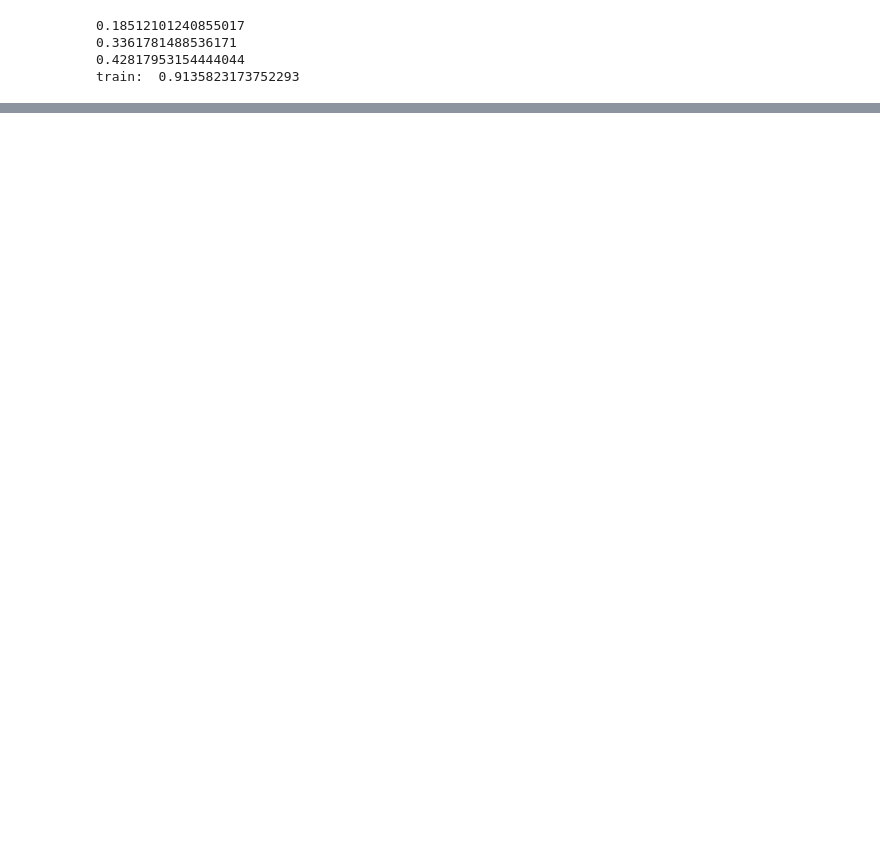
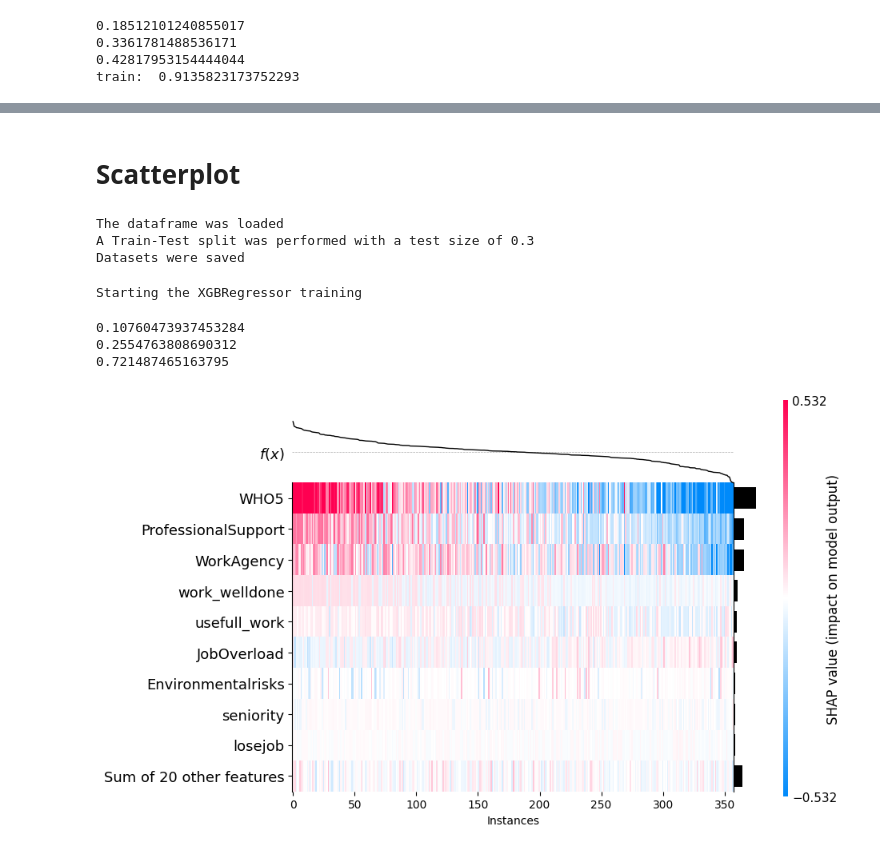
Before and after one commit to RiccardoImprota/Thesis-SEM-ML, a Jupyter notebook: Source/Regression/RegressorTesting.ipynb, the cells around one changed output, grey strips where cells are left out. Cells and saved outputs as stored; diff of their text form; code cells hidden in the pictures; blank space fills up the shorter version.

```diff
--- a/Source/Regression/RegressorTesting.ipynb
+++ b/Source/Regression/RegressorTesting.ipynb
@@ -210,0 +202,35 @@ No data for colormapping provided via 'c'. Parameters 'vmin', 'vmax' will be ign
+# %% [markdown]
+# Scatterplot
+# %%
+from Source.DataPreparation.DataProcessor import DataProcessor
+from Source.Regression.latent_variable_regressors import GBoostRegression, RFRegression, LinearRegressionModel, ElasticLinear
+
+
+processorclass=DataProcessor()
+processorclass=DataProcessor()
+processorclass.read_df()
+processorclass.split_data(test_size=0.3)
+processorclass.save_data()
+X_train,y_train,X_test,y_test = processorclass.train_test_data_for_WEtarget(target_variable='WorkEngagement')
+# %% [output]
+The dataframe was loaded
+A Train-Test split was performed with a test size of 0.3
+Datasets were saved
+# %%
+Xgboost=GBoostRegression(x_train=X_train,y_train=y_train,x_test=X_test,y_test=y_test)
+Xgboost.train(verbosity=0,n_iter=90,cv=5)
+shap_values_list_xgb = Xgboost.get_shap_values()
+# %% [output]
+Starting the XGBRegressor training
+# %%
+print(Xgboost.get_results()['mse'])
+print(Xgboost.get_results()['mae'])
+print(Xgboost.get_results()['r2'])
+# %% [output]
+0.10760473937453284
+0.2554763808690312
+0.721487465163795
+# %%
+shap.plots.heatmap(shap_values_list_xgb, instance_order=shap_values_list_xgb.sum(1))
+# %% [output]
+[figure, added]
```
Also changed, not shown: parts of 8 cells of this notebook, 5 other files.
